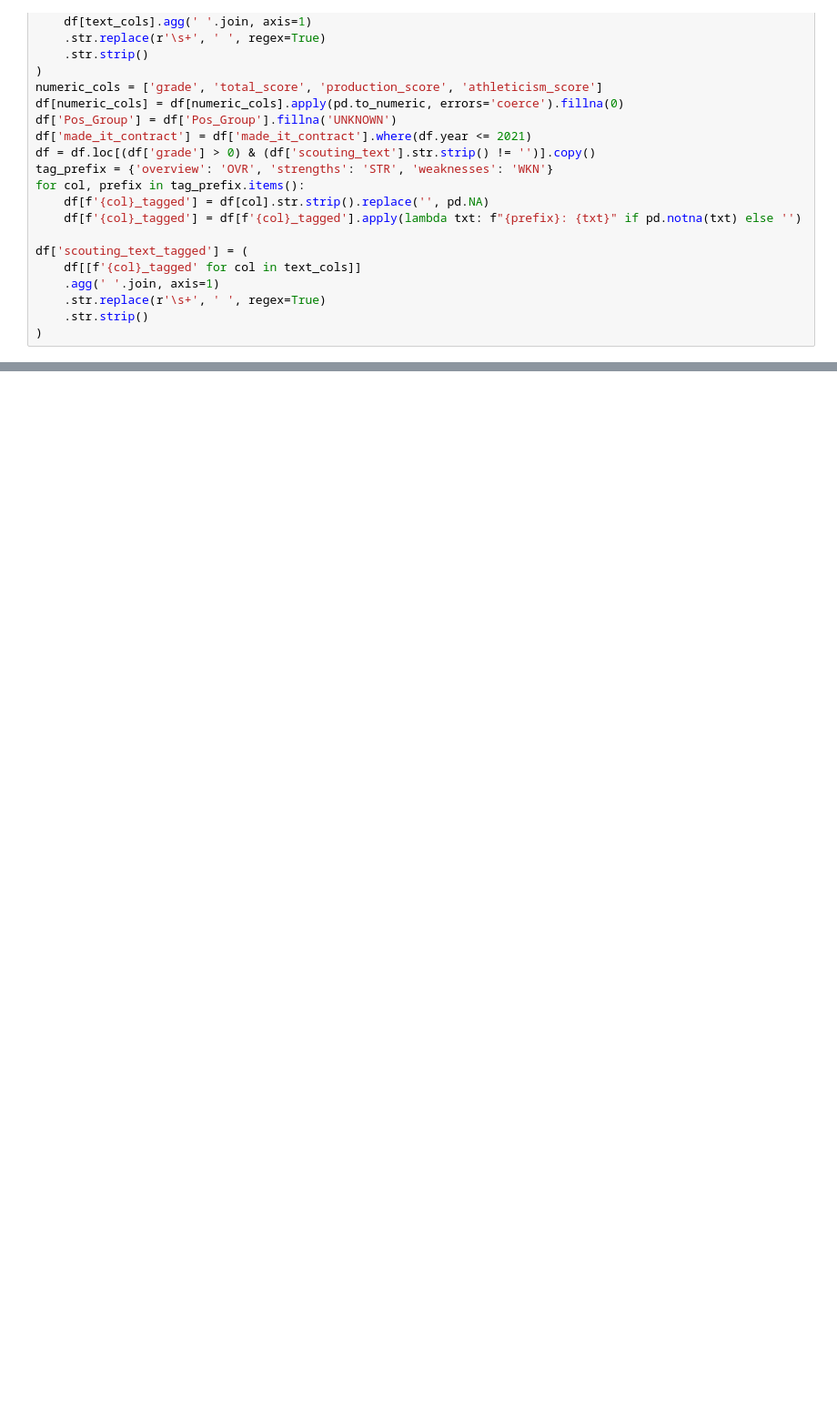
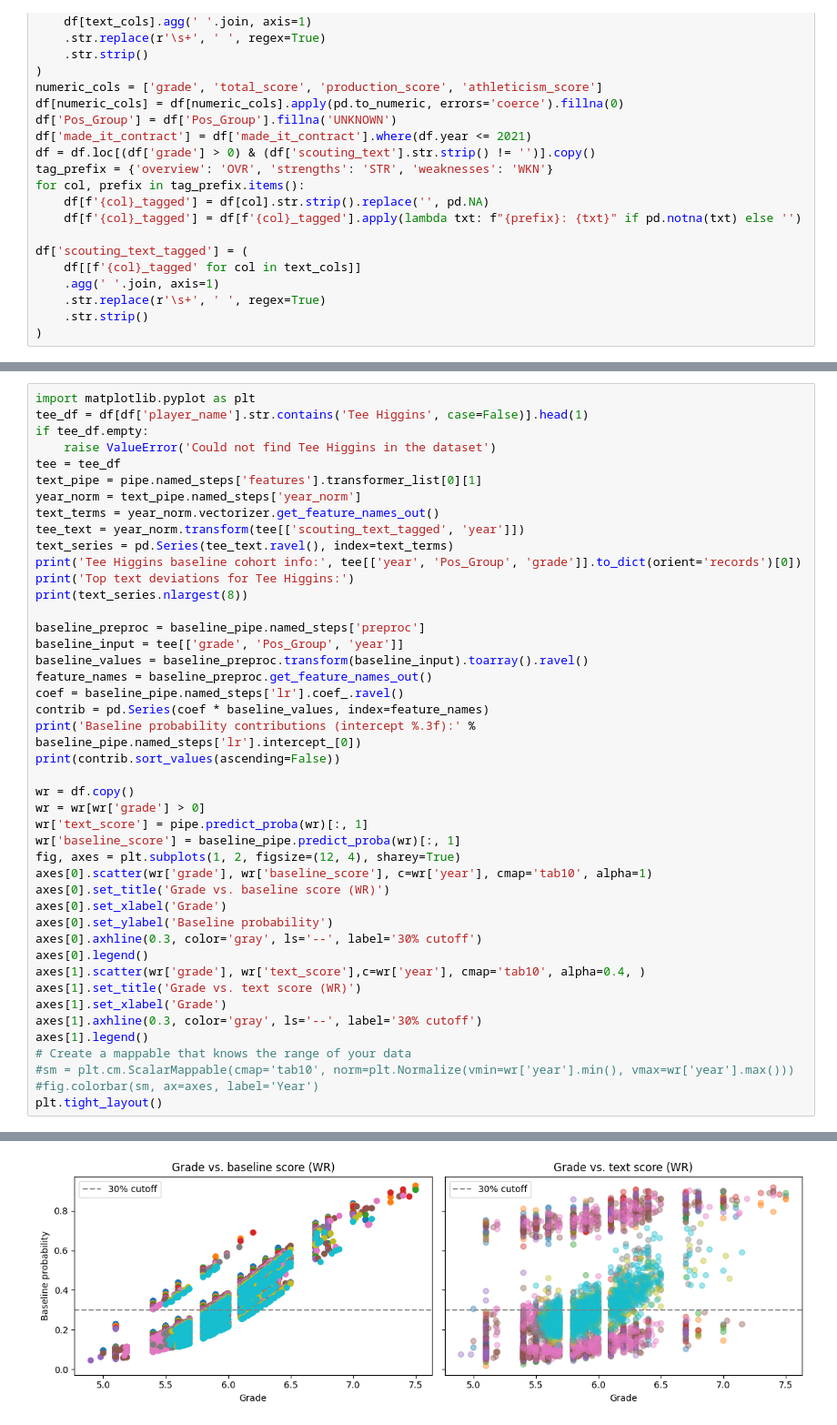
Before and after one commit to samuelfraley-bse/nfl-draft-nlp, a Jupyter notebook: notebooks/legacy_annual_tf_idf.ipynb, the cells around one changed output, grey strips where cells are left out. Shown at 91% size. Saved outputs shown, nothing was run; the diff lists cells and outputs as text; blank space fills up the shorter version.

```diff
--- a/notebooks/legacy_annual_tf_idf.ipynb
+++ b/notebooks/legacy_annual_tf_idf.ipynb
@@ -413,0 +609,45 @@ plt.tight_layout()
+# %%
+import matplotlib.pyplot as plt
+tee_df = df[df['player_name'].str.contains('Tee Higgins', case=False)].head(1)
+if tee_df.empty:
+    raise ValueError('Could not find Tee Higgins in the dataset')
+tee = tee_df
+text_pipe = pipe.named_steps['features'].transformer_list[0][1]
+year_norm = text_pipe.named_steps['year_norm']
+text_terms = year_norm.vectorizer.get_feature_names_out()
+tee_text = year_norm.transform(tee[['scouting_text_tagged', 'year']])
+text_series = pd.Series(tee_text.ravel(), index=text_terms)
+print('Tee Higgins baseline cohort info:', tee[['year', 'Pos_Group', 'grade']].to_dict(orient='records')[0])
+print('Top text deviations for Tee Higgins:')
+print(text_series.nlargest(8))
+
+baseline_preproc = baseline_pipe.named_steps['preproc']
+baseline_input = tee[['grade', 'Pos_Group', 'year']]
+baseline_values = baseline_preproc.transform(baseline_input).toarray().ravel()
+feature_names = baseline_preproc.get_feature_names_out()
+coef = baseline_pipe.named_steps['lr'].coef_.ravel()
+contrib = pd.Series(coef * baseline_values, index=feature_names)
+print('Baseline probability contributions (intercept %.3f):' % baseline_pipe.named_steps['lr'].intercept_[0])
+print(contrib.sort_values(ascending=False))
+
+wr = df.copy()
+wr = wr[wr['grade'] > 0]
+wr['text_score'] = pipe.predict_proba(wr)[:, 1]
+wr['baseline_score'] = baseline_pipe.predict_proba(wr)[:, 1]
+fig, axes = plt.subplots(1, 2, figsize=(12, 4), sharey=True)
+axes[0].scatter(wr['grade'], wr['baseline_score'], c=wr['year'], cmap='tab10', alpha=1)
+axes[0].set_title('Grade vs. baseline score (WR)')
+axes[0].set_xlabel('Grade')
+axes[0].set_ylabel('Baseline probability')
+axes[0].axhline(0.3, color='gray', ls='--', label='30% cutoff')
+axes[0].legend()
+axes[1].scatter(wr['grade'], wr['text_score'],c=wr['year'], cmap='tab10', alpha=0.4, )
+axes[1].set_title('Grade vs. text score (WR)')
+axes[1].set_xlabel('Grade')
+axes[1].axhline(0.3, color='gray', ls='--', label='30% cutoff')
+axes[1].legend()
+# Create a mappable that knows the range of your data
+#sm = plt.cm.ScalarMappable(cmap='tab10', norm=plt.Normalize(vmin=wr['year'].min(), vmax=wr['year'].max()))
+#fig.colorbar(sm, ax=axes, label='Year')
+plt.tight_layout()
+# %% [output]
@@ -413,0 +671 @@ plt.tight_layout()
+[figure, added]
```
Also changed, not shown: parts of 35 cells of this notebook, 2 other files.
